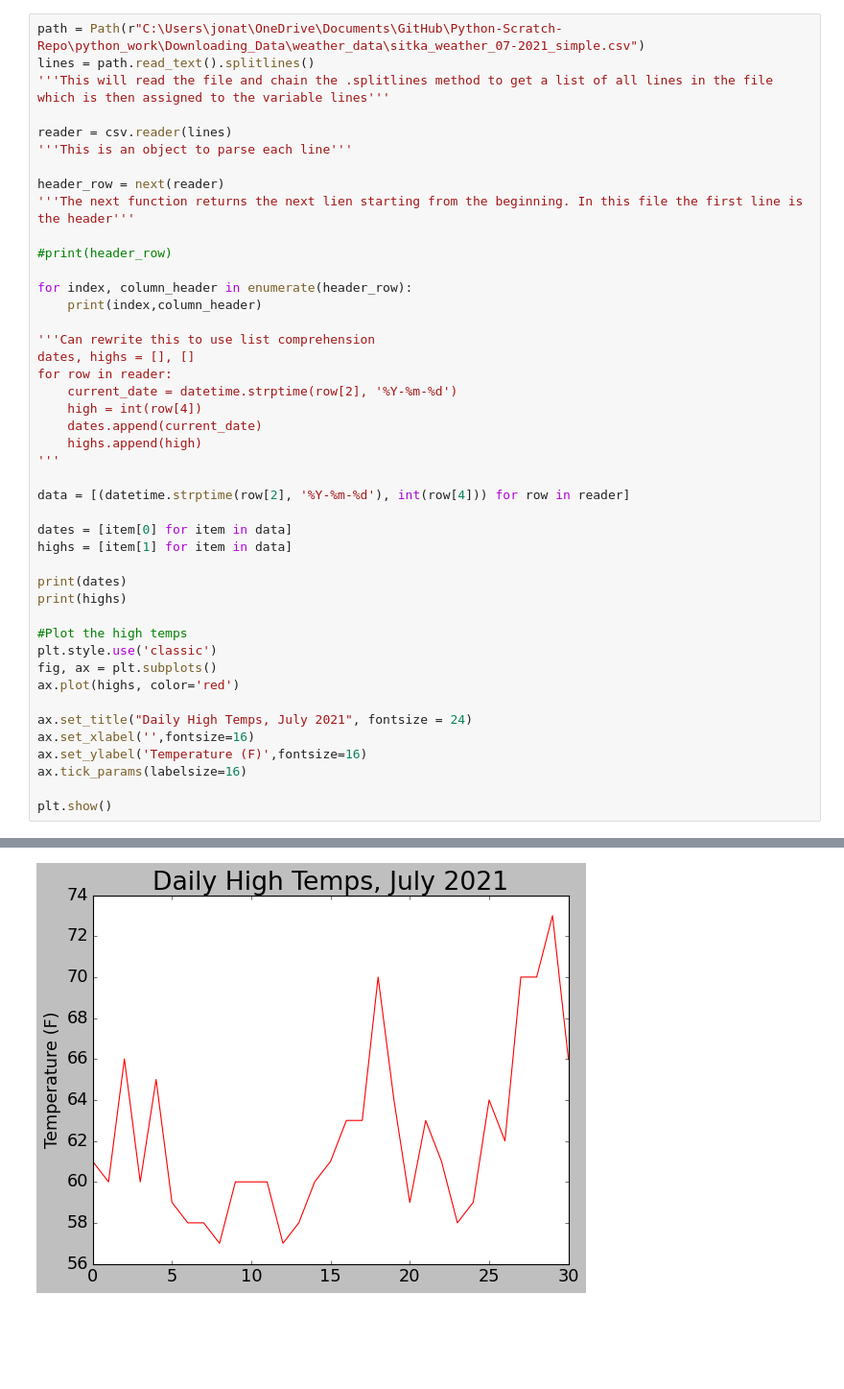
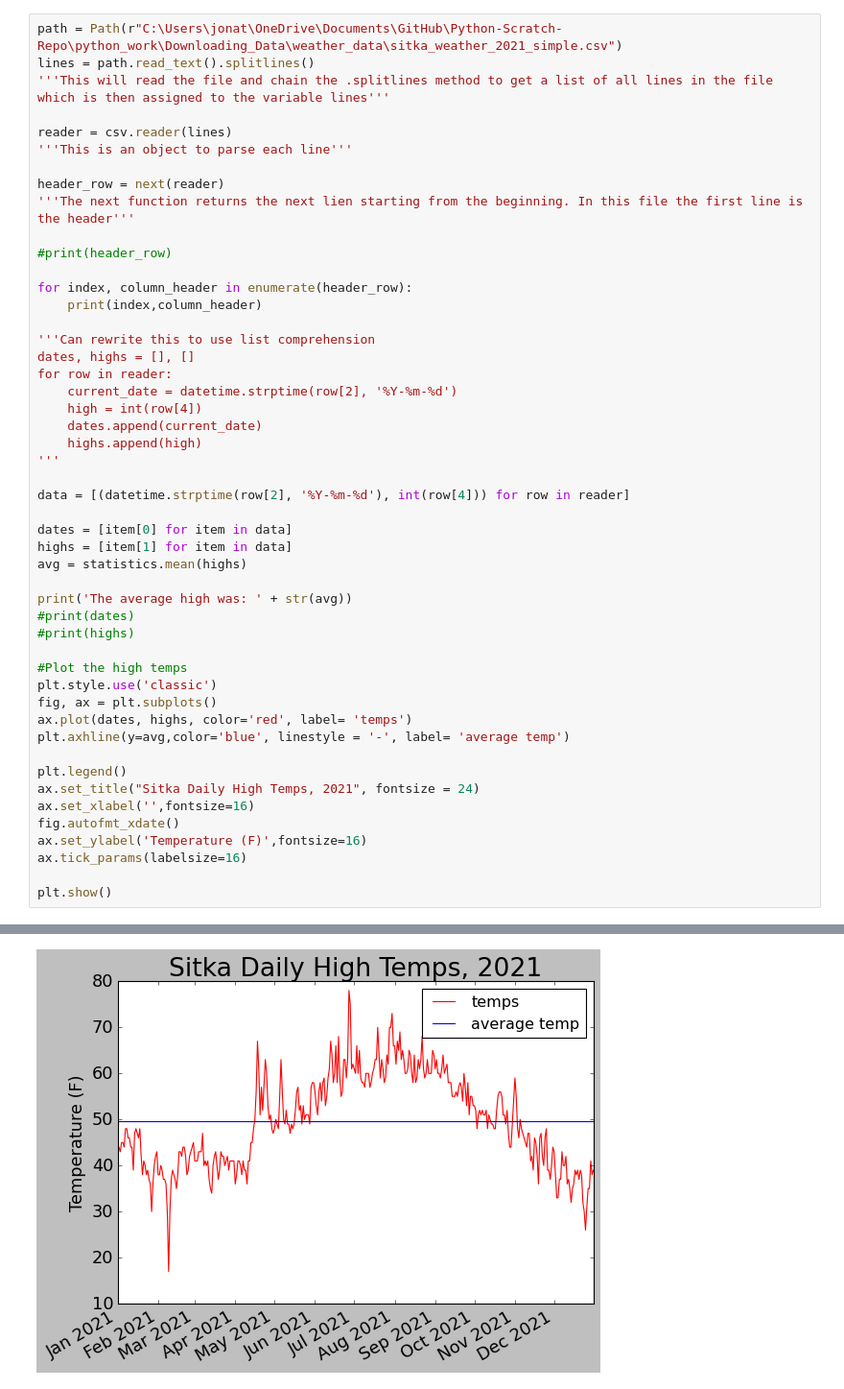
Before and after one commit to JonnyV-22/Python-Scratch-Repo, a Jupyter notebook: python_work/Downloading_Data/weather_alaska.ipynb, the cells around one changed output, grey strips where cells are left out. Shown at 96% size. Saved outputs shown, nothing was run; the diff lists cells and outputs as text; blank space fills up the shorter version.

Commit message:
plot average high temp as a horizontal line

```diff
--- a/python_work/Downloading_Data/weather_alaska.ipynb
+++ b/python_work/Downloading_Data/weather_alaska.ipynb
@@ -6,5 +7,5 @@ from datetime import datetime
 # %%
-path = Path(r"C:\Users\jonat\OneDrive\Documents\GitHub\Python-Scratch-Repo\python_work\Downloading_Data\weather_data\sitka_weather_07-2021_simple.csv")
+path = Path(r"C:\Users\jonat\OneDrive\Documents\GitHub\Python-Scratch-Repo\python_work\Downloading_Data\weather_data\sitka_weather_2021_simple.csv")
 lines = path.read_text().splitlines()
 '''This will read the file and chain the .splitlines method to get a list of all lines in the file which is then assigned to the variable lines'''
 
@@ -32,17 +33,22 @@ data = [(datetime.strptime(row[2], '%Y-%m-%d'), int(row[4])) for row in reader]
 
 dates = [item[0] for item in data]
 highs = [item[1] for item in data]
+avg = statistics.mean(highs)
 
-print(dates)
-print(highs)
+print('The average high was: ' + str(avg))
+#print(dates)
+#print(highs)
 
 #Plot the high temps
 plt.style.use('classic')
 fig, ax = plt.subplots()
-ax.plot(highs, color='red')
+ax.plot(dates, highs, color='red', label= 'temps')
+plt.axhline(y=avg,color='blue', linestyle = '-', label= 'average temp')
 
-ax.set_title("Daily High Temps, July 2021", fontsize = 24)
+plt.legend()
+ax.set_title("Sitka Daily High Temps, 2021", fontsize = 24)
 ax.set_xlabel('',fontsize=16)
+fig.autofmt_xdate()
 ax.set_ylabel('Temperature (F)',fontsize=16)
 ax.tick_params(labelsize=16)
 
@@ -59 +64 @@ plt.show()
-[figure, old version]
+[figure, new version]
```
Also changed, not shown: parts of 2 cells of this notebook.
